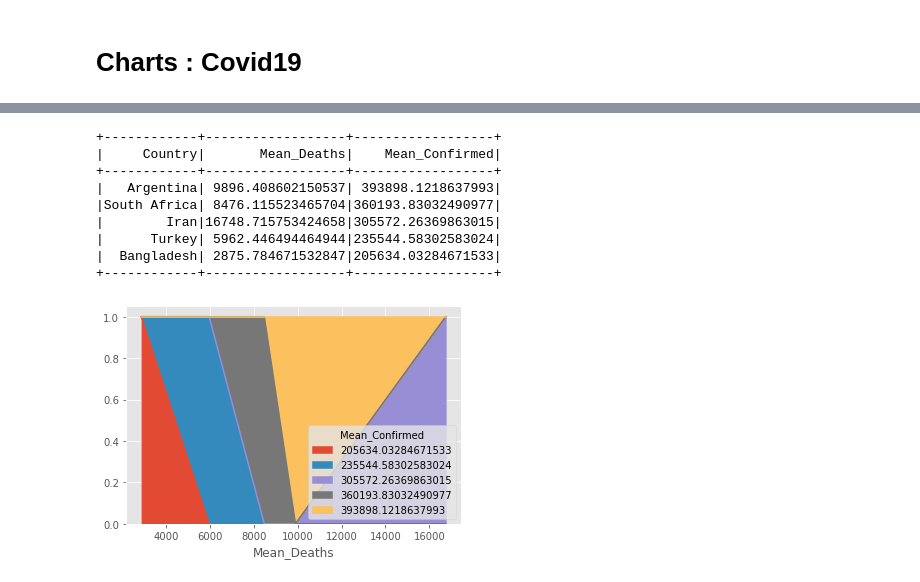
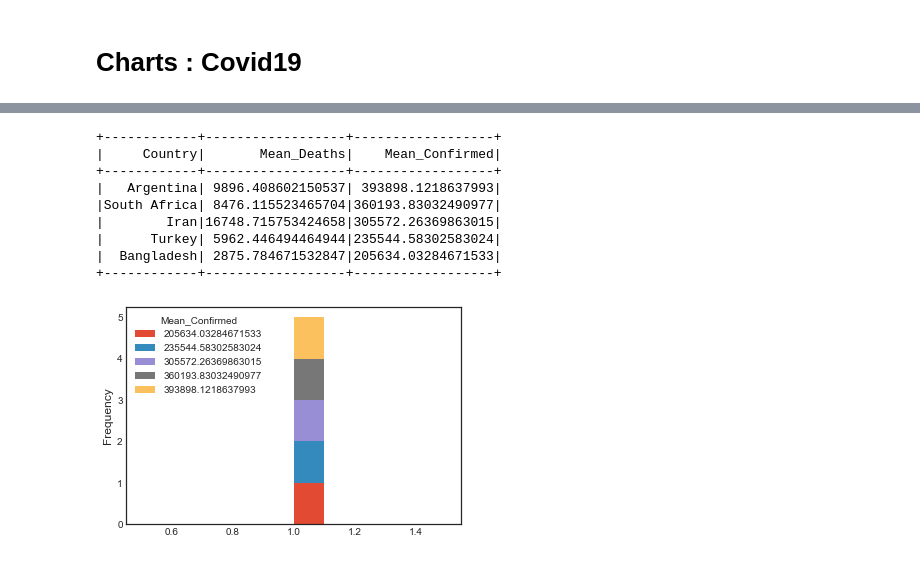
Before and after one commit to hachemwasli/SUAS-Project-Apache-Spark, a Jupyter notebook: covid19_Spark.ipynb, the cells around one changed output, grey strips where cells are left out. Drawn from its saved outputs; the diff is of its cells as text; code cells hidden in the pictures.

```diff
--- a/covid19_Spark.ipynb
+++ b/covid19_Spark.ipynb
@@ -432,10 +432,10 @@ df1=sqlContext.sql("SELECT Country, SUM(Confirmed) as TotalConfirmed FROM Covid1
 pdf1=df1.toPandas()
 
 
-plt.style.use('ggplot')
+plt.style.use('seaborn-white')
 
 pdf1.groupby(['Country', 'TotalConfirmed'])\
-      .TotalConfirmed.count().unstack().plot.bar(legend=True, stacked=True)
+      .TotalConfirmed.count().unstack().plot.bar(legend=True, stacked=True,use_index=True,figsize=(15,6),grid=True,title='Confirmed Cases grouped by Countries')
 df1.show()
 plt.show()
 # %% [output]
@@ -451,0 +452,18 @@ plt.show()
+# %%
+# Mean Deaths & Mean Confirmed grouped by Countries and order by Active_case
+
+sqlContext.registerDataFrameAsTable(df, "data_table")
+
+#df1=sqlContext.sql("SELECT Recovered,Deaths from Covid19 order by Deaths DESC").limit(10)
+
+df1=sqlContext.sql("SELECT Country, MEAN(Deaths) as Mean_Deaths, MEAN(Confirmed) as Mean_Confirmed FROM Covid19  GROUP BY Country order by Mean_Confirmed DESC").limit(5)
+
+pdf1=df1.toPandas()
+
+df1.show()
+plt.style.use('seaborn-white')
+
+pdf1.groupby(['Mean_Deaths', 'Mean_Confirmed'])\
+      .Mean_Confirmed.count().unstack().plot.area(legend=True, stacked=True,use_index=True,figsize=(15,6),grid=True,title='Mean Deaths & Mean Confirmed')
+
+plt.show()
@@ -452,29 +481,29 @@ plt.show()
 # %%
 # Total Confirmed Cases grouped by Countries and order by Active_case
 
 sqlContext.registerDataFrameAsTable(df, "data_table")
 
 #df1=sqlContext.sql("SELECT Recovered,Deaths from Covid19 order by Deaths DESC").limit(10)
 
 df1=sqlContext.sql("SELECT Country, MEAN(Deaths) as Mean_Deaths, MEAN(Confirmed) as Mean_Confirmed FROM Covid19  GROUP BY Country order by Mean_Confirmed DESC").limit(5)
 
 pdf1=df1.toPandas()
 
 df1.show()
-plt.style.use('ggplot')
+plt.style.use('seaborn-white')
 
 pdf1.groupby(['Mean_Deaths', 'Mean_Confirmed'])\
-      .Mean_Confirmed.count().unstack().plot.area()
+      .Mean_Confirmed.count().unstack().plot.hist(stacked=True)
 
 plt.show()
 # %% [output]
 +------------+------------------+------------------+
 |     Country|       Mean_Deaths|    Mean_Confirmed|
 +------------+------------------+------------------+
 |   Argentina| 9896.408602150537| 393898.1218637993|
 |South Africa| 8476.115523465704|360193.83032490977|
 |        Iran|16748.715753424658|305572.26369863015|
 |      Turkey| 5962.446494464944|235544.58302583024|
 |  Bangladesh| 2875.784671532847|205634.03284671533|
 +------------+------------------+------------------+
-[figure, old version]
+[figure, new version]
```
Also changed, not shown: parts of 3 cells of this notebook.
